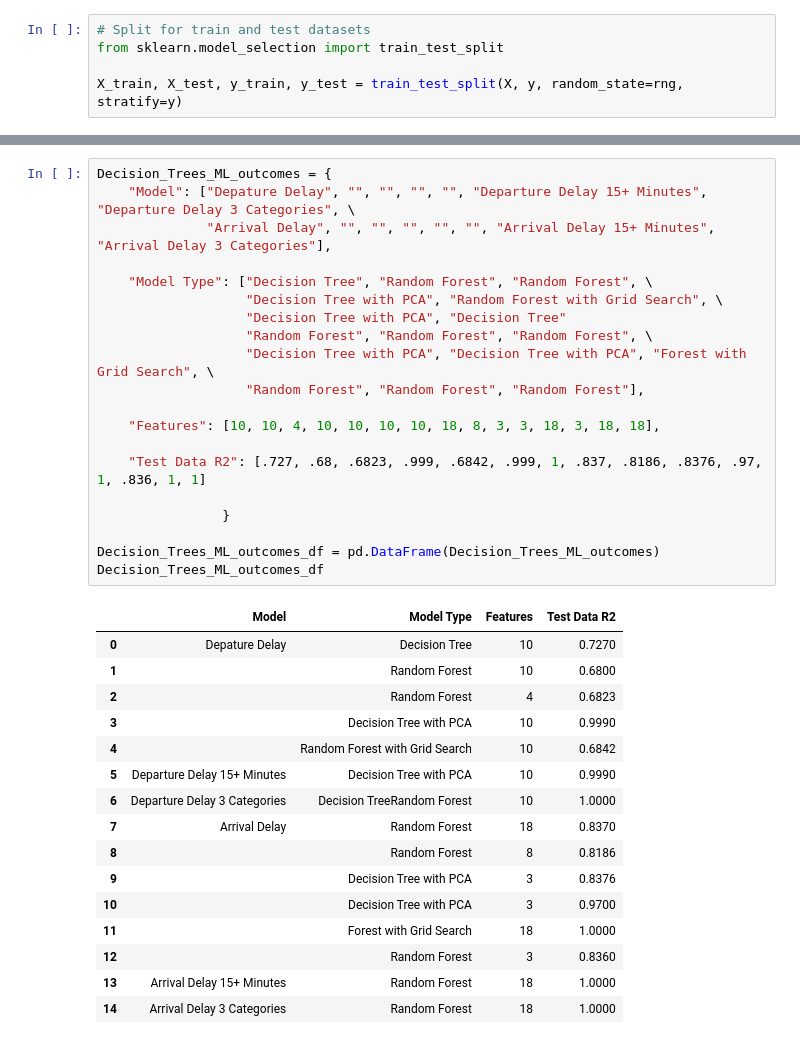
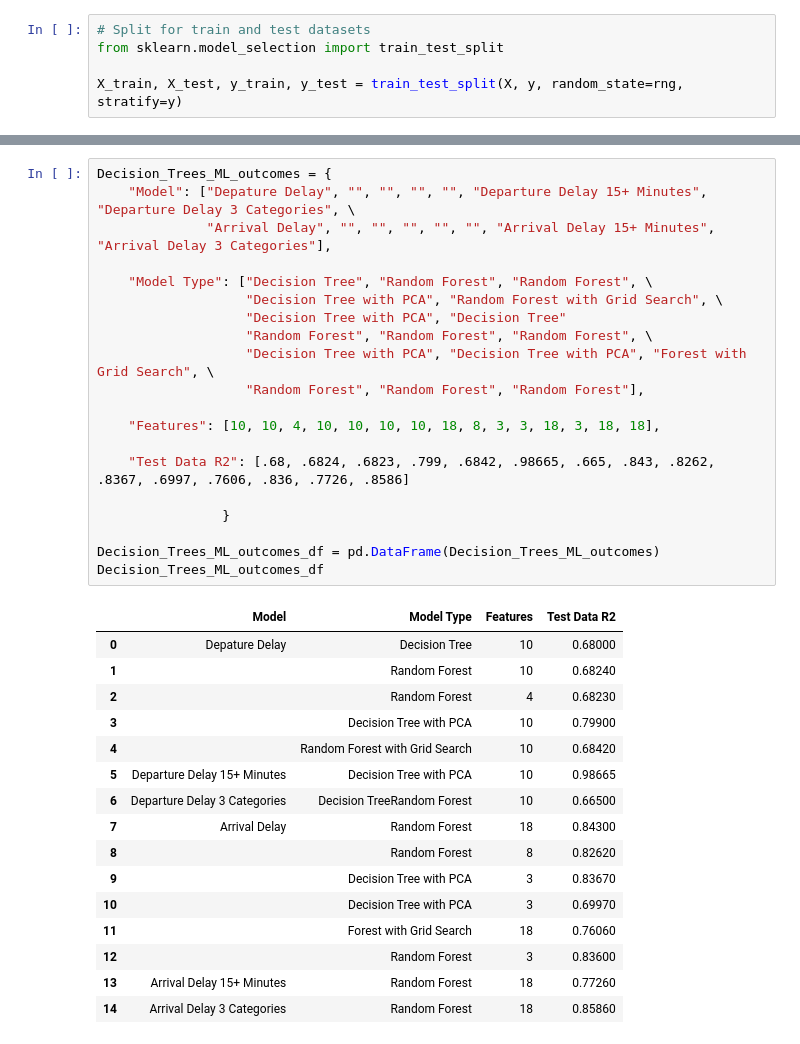
Before and after one commit to johnplakon/TheBlueAngels, a Jupyter notebook: Flight_delays_decision_trees.ipynb, the cells around one changed output, grey strips where cells are left out. Drawn from its saved outputs; the diff is of its cells as text.

Commit message:
Correct Error with Train data

```diff
--- a/Flight_delays_decision_trees.ipynb
+++ b/Flight_delays_decision_trees.ipynb
@@ -902,37 +938,37 @@ pd.crosstab(y_transposed, predictions, rownames=["Actual Delays"], colnames=["Pr
 # %%
 Decision_Trees_ML_outcomes = {
     "Model": ["Depature Delay", "", "", "", "", "Departure Delay 15+ Minutes", "Departure Delay 3 Categories", \
               "Arrival Delay", "", "", "", "", "", "Arrival Delay 15+ Minutes", "Arrival Delay 3 Categories"],
 
     "Model Type": ["Decision Tree", "Random Forest", "Random Forest", \
                    "Decision Tree with PCA", "Random Forest with Grid Search", \
                    "Decision Tree with PCA", "Decision Tree"
                    "Random Forest", "Random Forest", "Random Forest", \
                    "Decision Tree with PCA", "Decision Tree with PCA", "Forest with Grid Search", \
                    "Random Forest", "Random Forest", "Random Forest"],
 
     "Features": [10, 10, 4, 10, 10, 10, 10, 18, 8, 3, 3, 18, 3, 18, 18],
 
-    "Test Data R2": [.727, .68, .6823, .999, .6842, .999, 1, .837, .8186, .8376, .97, 1, .836, 1, 1]
+    "Test Data R2": [.68, .6824, .6823, .799, .6842, .98665, .665, .843, .8262, .8367, .6997, .7606, .836, .7726, .8586]
 
                 }
 
 Decision_Trees_ML_outcomes_df = pd.DataFrame(Decision_Trees_ML_outcomes)
 Decision_Trees_ML_outcomes_df
 # %% [output]
 |  | Model | Model Type | Features | Test Data R2 |
-| 0 | Depature Delay | Decision Tree | 10 | 0.7270 |
-| 1 |  | Random Forest | 10 | 0.6800 |
-| 2 |  | Random Forest | 4 | 0.6823 |
-| 3 |  | Decision Tree with PCA | 10 | 0.9990 |
-| 4 |  | Random Forest with Grid Search | 10 | 0.6842 |
-| 5 | Departure Delay 15+ Minutes | Decision Tree with PCA | 10 | 0.9990 |
-| 6 | Departure Delay 3 Categories | Decision TreeRandom Forest | 10 | 1.0000 |
-| 7 | Arrival Delay | Random Forest | 18 | 0.8370 |
-| 8 |  | Random Forest | 8 | 0.8186 |
-| 9 |  | Decision Tree with PCA | 3 | 0.8376 |
-| 10 |  | Decision Tree with PCA | 3 | 0.9700 |
-| 11 |  | Forest with Grid Search | 18 | 1.0000 |
-| 12 |  | Random Forest | 3 | 0.8360 |
-| 13 | Arrival Delay 15+ Minutes | Random Forest | 18 | 1.0000 |
-| 14 | Arrival Delay 3 Categories | Random Forest | 18 | 1.0000 |
+| 0 | Depature Delay | Decision Tree | 10 | 0.68000 |
+| 1 |  | Random Forest | 10 | 0.68240 |
+| 2 |  | Random Forest | 4 | 0.68230 |
+| 3 |  | Decision Tree with PCA | 10 | 0.79900 |
+| 4 |  | Random Forest with Grid Search | 10 | 0.68420 |
+| 5 | Departure Delay 15+ Minutes | Decision Tree with PCA | 10 | 0.98665 |
+| 6 | Departure Delay 3 Categories | Decision TreeRandom Forest | 10 | 0.66500 |
+| 7 | Arrival Delay | Random Forest | 18 | 0.84300 |
+| 8 |  | Random Forest | 8 | 0.82620 |
+| 9 |  | Decision Tree with PCA | 3 | 0.83670 |
+| 10 |  | Decision Tree with PCA | 3 | 0.69970 |
+| 11 |  | Forest with Grid Search | 18 | 0.76060 |
+| 12 |  | Random Forest | 3 | 0.83600 |
+| 13 | Arrival Delay 15+ Minutes | Random Forest | 18 | 0.77260 |
+| 14 | Arrival Delay 3 Categories | Random Forest | 18 | 0.85860 |
```
Also changed, not shown: parts of 73 cells of this notebook.
